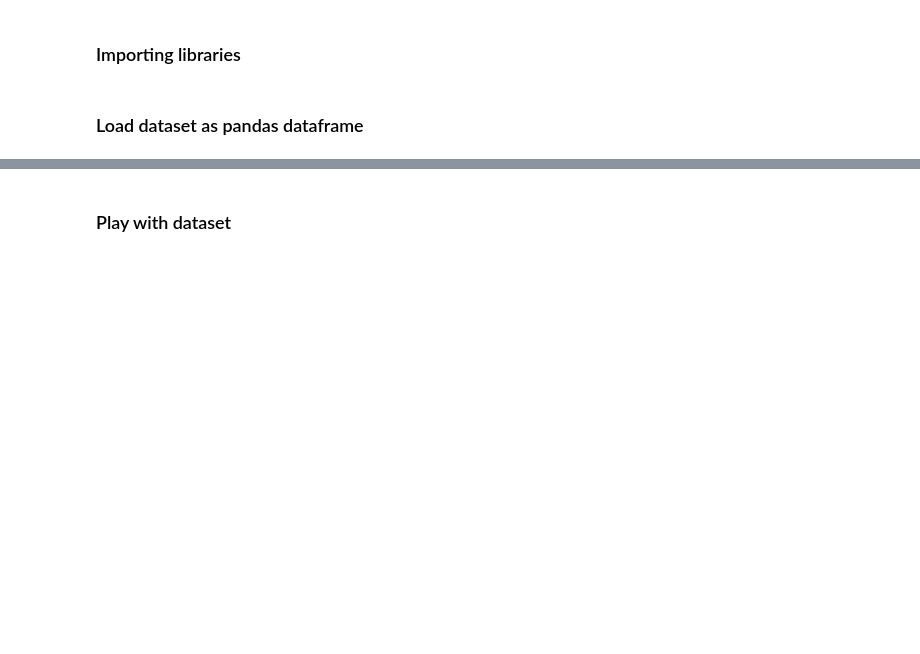
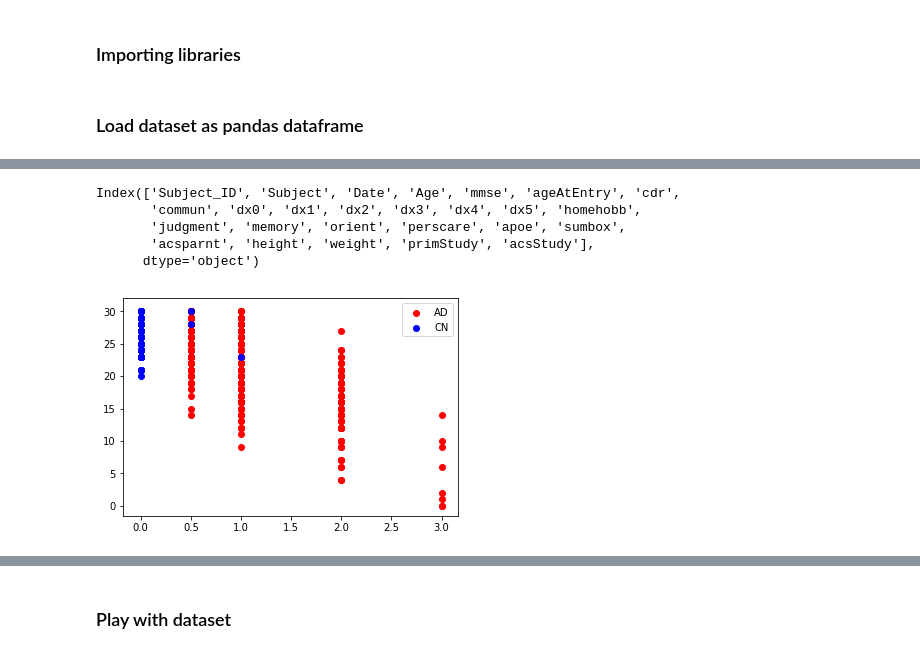
Before and after one commit to RoyMassett/Roy_Ava_Clustering_2019, a Jupyter notebook: notebooks/clustering.ipynb, the cells around one changed output, grey strips where cells are left out. Drawn from its saved outputs; the diff is of its cells as text; code cells hidden in the pictures; blank space fills up the shorter version.

```diff
--- a/notebooks/clustering.ipynb
+++ b/notebooks/clustering.ipynb
@@ -22,0 +20,6 @@ OASIS.head()
+# %%
+#OASIS = pd.read_csv('../datasets/OASIS.csv')
+
+url = 'https://raw.githubusercontent.com/RoyMassett/Roy_Ava_Clustering_2019/master/datasets/cognitive_scores.csv'
+OASIS = pd.read_csv(url)
+OASIS.head(10)
@@ -22,0 +38,7 @@ OASIS.head()
+# %%
+#OASIS.drop(['Subject', 'M/F', 'Hand', 'YOB'], axis=1, inplace=True)
+#OASIS['mmse']
+OASIS.drop(['Subject', 'Date', 'Age', 'ageAtEntry'], axis= 1, inplace = True)
+OASIS = OASIS.fillna(-2)
+
+OASIS.head()
@@ -22,0 +52,23 @@ OASIS.head()
+# %%
+OASIS.rename(columns={'ADRC_ADRCCLINICALDATA ID':'Subject_ID'}, inplace=True)
+
+OASIS.columns
+# %% [output]
+Index(['Subject_ID', 'Subject', 'Date', 'Age', 'mmse', 'ageAtEntry', 'cdr',
+       'commun', 'dx0', 'dx1', 'dx2', 'dx3', 'dx4', 'dx5', 'homehobb',
+       'judgment', 'memory', 'orient', 'perscare', 'apoe', 'sumbox',
+       'acsparnt', 'height', 'weight', 'primStudy', 'acsStudy'],
+      dtype='object')
+# %%
+ad_subjects = OASIS[OASIS['dx0']=='AD']
+cn_subjects = OASIS[OASIS['dx0']=='CN']
+# %%
+# OASIS['dx1'] = pd.Categorical(OASIS['dx1'])
+
+# numeric_diagnosis = OASIS['dx1'].cat.codes
+
+_ = plt.scatter(ad_subjects['cdr'], ad_subjects['mmse'], c='red')
+_ = plt.scatter(cn_subjects['cdr'], cn_subjects['mmse'], c='blue')
+_ = plt.legend(['AD','CN'])
+# %% [output]
+[figure, added]
```
Also changed, not shown: parts of 30 cells of this notebook.
